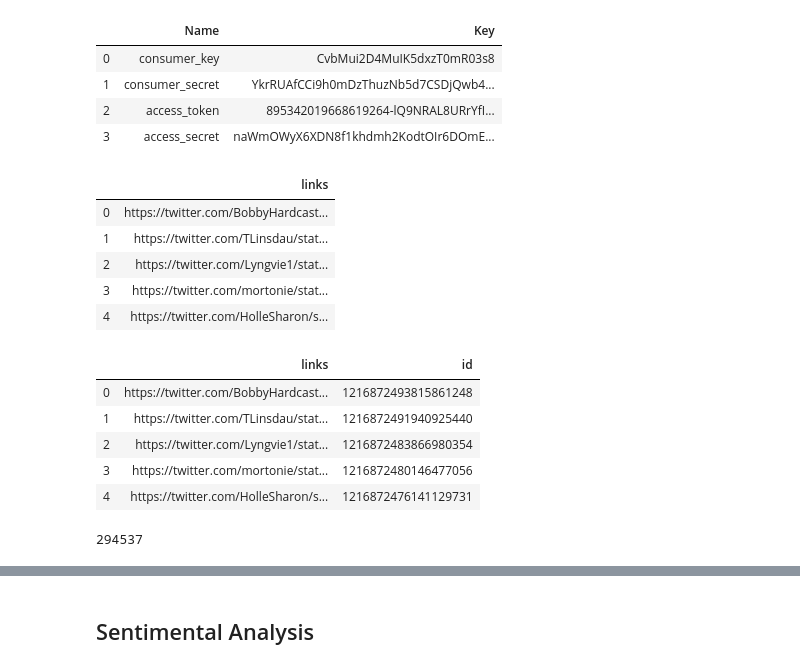
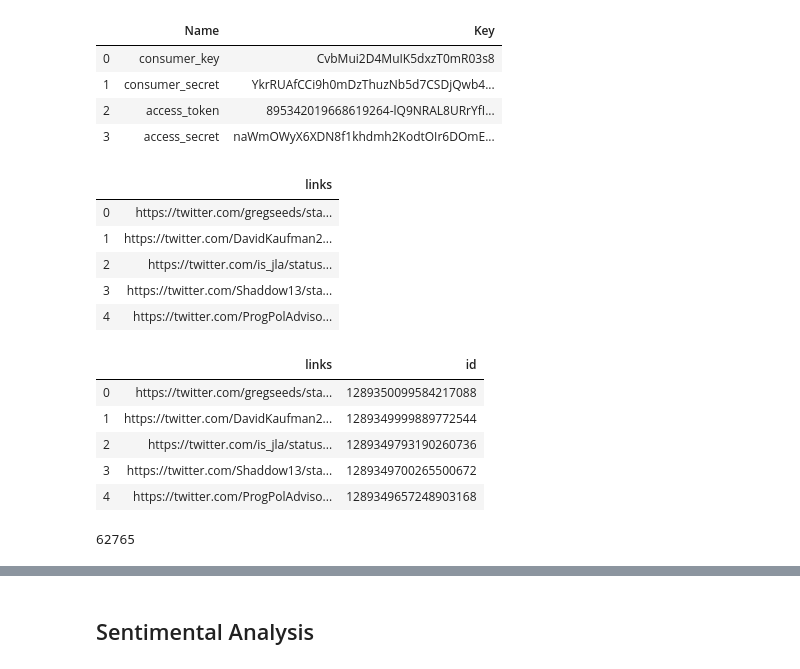
Before and after one commit to aparna-bhutani/TwitterScraper, a Jupyter notebook: TwitterScraper.ipynb, the cells around one changed output, grey strips where cells are left out. Saved outputs shown, nothing was run; the diff lists cells and outputs as text; code cells hidden in the pictures.

```diff
--- a/TwitterScraper.ipynb
+++ b/TwitterScraper.ipynb
@@ -23,26 +23,26 @@ auth = tweepy.OAuthHandler(consumer_key, consumer_secret)
 auth.set_access_token(access_token, access_token_secret)
 api = tweepy.API(auth, wait_on_rate_limit=True)
 # %%
-tweet_url = pd.read_csv("Trump/UrlFiles/trump_tweets_jan_urls.txt", index_col= None, header = None, names = ["links"])
+tweet_url = pd.read_csv("Biden/Urls/biden_tweets_july_urls.txt", index_col= None, header = None, names = ["links"])
 tweet_url.head()
 # %% [output]
 |  | links |
-| 0 | https://twitter.com/BobbyHardcast... |
-| 1 | https://twitter.com/TLinsdau/stat... |
-| 2 | https://twitter.com/Lyngvie1/stat... |
-| 3 | https://twitter.com/mortonie/stat... |
-| 4 | https://twitter.com/HolleSharon/s... |
+| 0 | https://twitter.com/gregseeds/sta... |
+| 1 | https://twitter.com/DavidKaufman2... |
+| 2 | https://twitter.com/is_jla/status... |
+| 3 | https://twitter.com/Shaddow13/sta... |
+| 4 | https://twitter.com/ProgPolAdviso... |
 # %%
 af = lambda x: x["links"].split("/")[-1]
 tweet_url['id'] = tweet_url.apply(af, axis=1)
 tweet_url.head()
 # %% [output]
 |  | links | id |
-| 0 | https://twitter.com/BobbyHardcast... | 1216872493815861248 |
-| 1 | https://twitter.com/TLinsdau/stat... | 1216872491940925440 |
-| 2 | https://twitter.com/Lyngvie1/stat... | 1216872483866980354 |
-| 3 | https://twitter.com/mortonie/stat... | 1216872480146477056 |
-| 4 | https://twitter.com/HolleSharon/s... | 1216872476141129731 |
+| 0 | https://twitter.com/gregseeds/sta... | 1289350099584217088 |
+| 1 | https://twitter.com/DavidKaufman2... | 1289349999889772544 |
+| 2 | https://twitter.com/is_jla/status... | 1289349793190260736 |
+| 3 | https://twitter.com/Shaddow13/sta... | 1289349700265500672 |
+| 4 | https://twitter.com/ProgPolAdviso... | 1289349657248903168 |
 # %%
 ids = tweet_url['id'].tolist()
 # %%
@@ -51,7 +51,7 @@ chunks = (total_count - 1) // 50 + 1
 # %%
 total_count
 # %% [output]
-294537
+62765
 # %%
 def fetch_tw(ids):
     list_of_tw_status = api.statuses_lookup(ids, tweet_mode= "extended")
```
Also changed, not shown: parts of 9 cells of this notebook, 23 other files.
